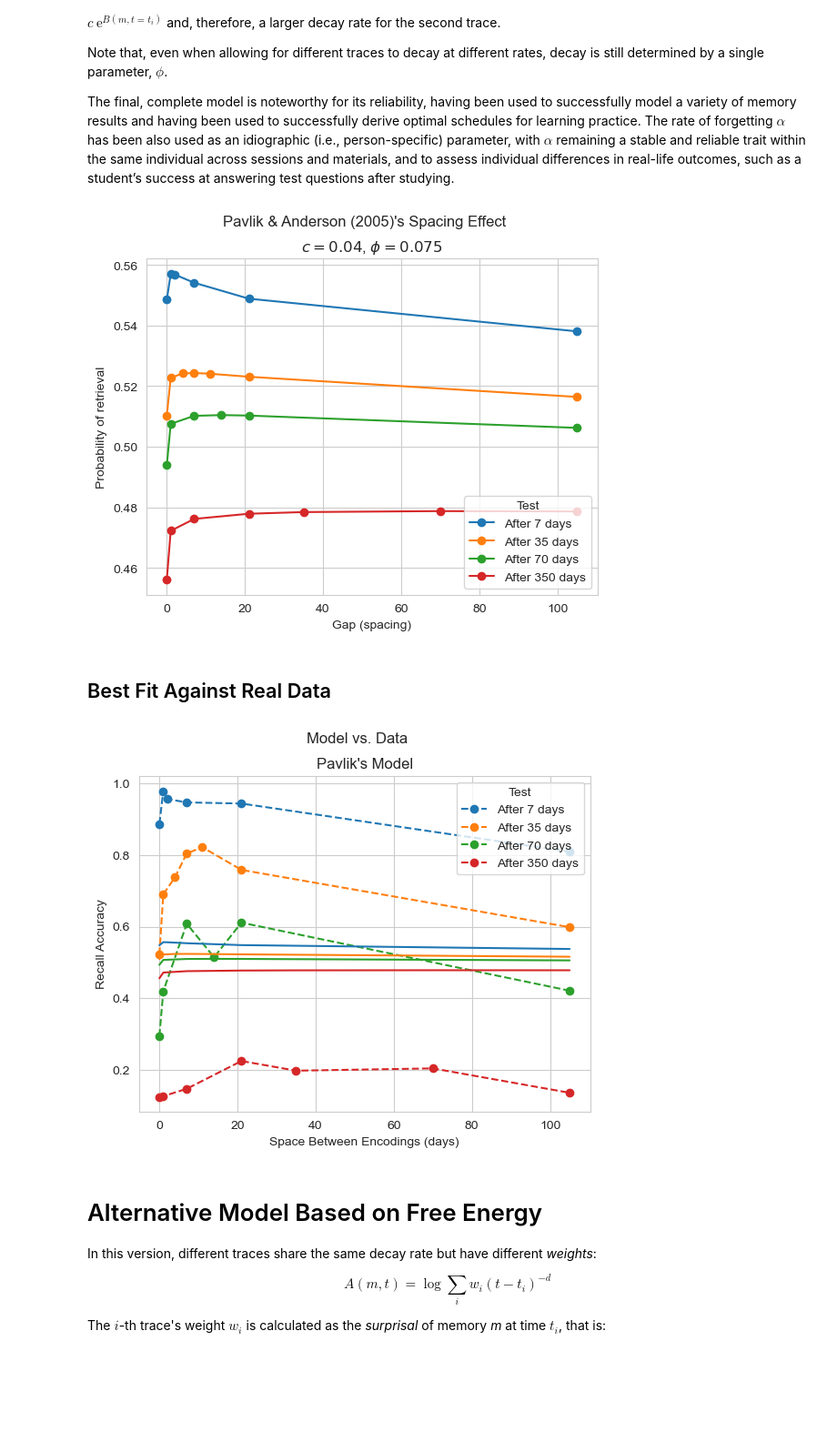
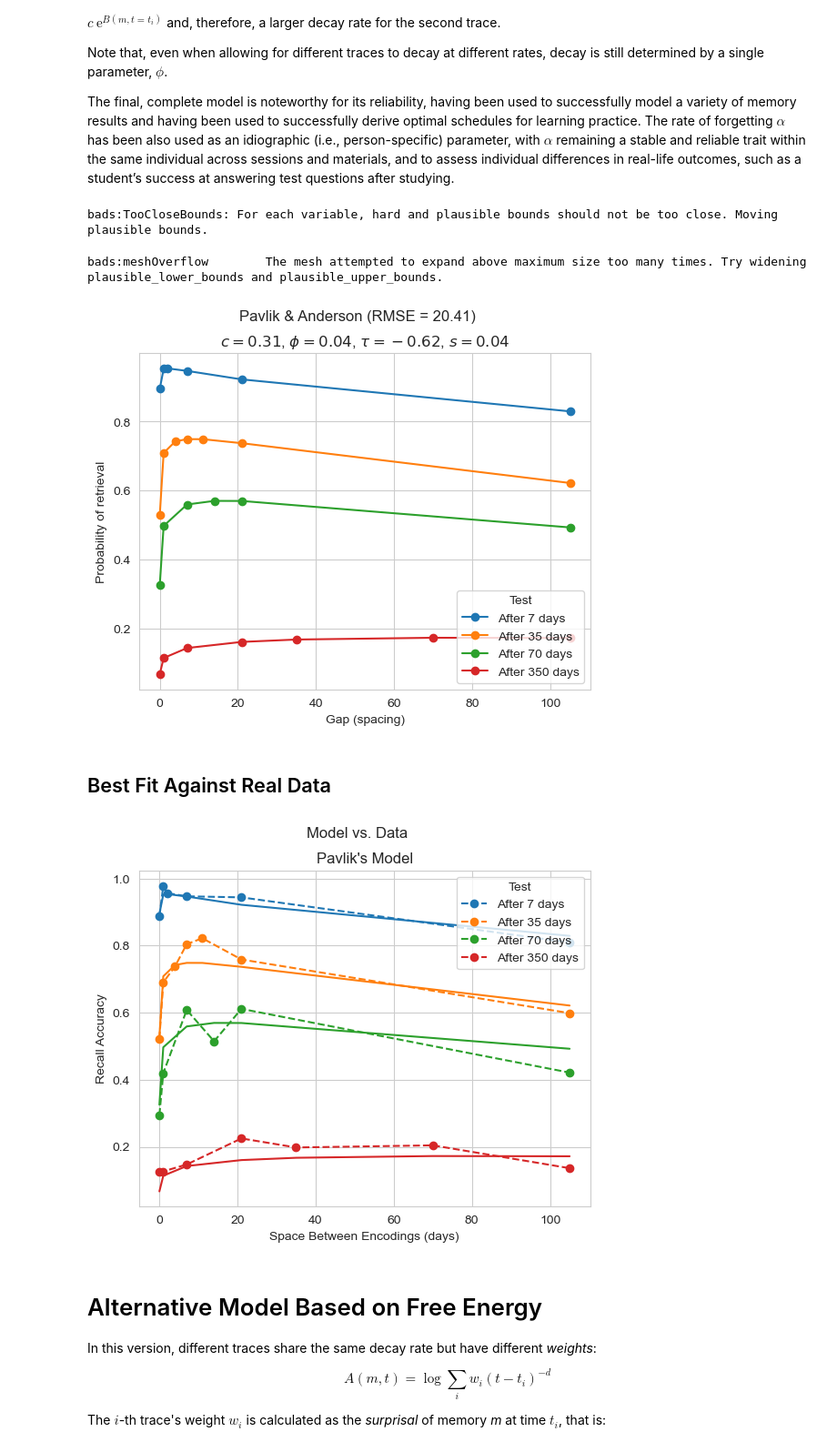
Before and after one commit to UWCCDL/SpacingEffect, a Jupyter notebook: spacing.ipynb, the cells around one changed output. Shown at 91% size. Drawn from its saved outputs; the diff is of its cells as text; code cells hidden in the pictures; blank space fills up the shorter version.

```diff
--- a/spacing.ipynb
+++ b/spacing.ipynb
@@ -155,9 +159,11 @@ The final, complete model is noteworthy for its reliability, having been used to
 results = {}
 d_default = 0.8
 c_default = 0.01
-daysec=24
+tau_default = -0.8
+s_default = 0.25
+daysec=24*60*60
 
-def pavlik(design, d=d_default, c=c_default):
+def pavlik(design, d=d_default, c=c_default, tau=tau_default, s=s_default):
     results = {}
     for ri in design.keys():
         ri_results = []
@@ -169,13 +175,16 @@ def pavlik(design, d=d_default, c=c_default):
             t1 = 0
             t2 = gapsec
             odds1 = (t - t1)**-d
-            prob1 = odds1 / (odds1 + 1)
+            #prob1 = odds1 / (odds1 + 1)
 
             d2 = c * t2**-d + d
 
             odds2 = (t - t2)**-d2
             odds = odds1 + odds2
-            prob = odds / (odds + 1)
+            activation = np.log(odds)
+            up = (activation - tau)/s
+            prob = 1 / (1 + np.exp(-up))
+            #prob = odds / (odds + 1)
             ri_results.append(prob)
         results[ri] = ri_results
     return results
@@ -185,24 +194,29 @@ def pavlik(design, d=d_default, c=c_default):
 def pavlik_mse(x):
     """Function for global optimization"""
     global design
-    c, d = x
-    results = pavlik(design, c=c, d=d)
+    c, d, tau, s = x
+    results = pavlik(design, c=c, d=d, tau=tau, s=s)
     MSE = 0.0
     for ri in design.keys():
         predicted = np.array(results[ri])
         observed = np.array(cepeda.Accuracy[cepeda.RI == ri])
-        MSE += np.sum((predicted - observed)**2)
-    return MSE
+        MSE += np.sum((predicted*100 - observed*100)**2)
+    return np.sqrt(MSE)
+
+
+bads = BADS(pavlik_mse, x0=[0.5, 0.1, -5, 0.15],
+            lower_bounds=[0, 0, -10, 0],
+            upper_bounds=[2, 2, 0, 2],
+            plausible_lower_bounds=[0.1, 0.1, -4, 0.1],
+            plausible_upper_bounds=[1, 1, 0, 1],
+            options={'display':'off'})
 
 
 
-bads = BADS(pavlik_mse, x0=[0.5, 0.5], lower_bounds=[0, 0], upper_bounds=[2, 2],
-            plausible_lower_bounds=[0.1, 0.01], plausible_upper_bounds=[1, 1],
-            options={'display':'off'})
-
 pavlik_best = bads.optimize()
 
-results = pavlik(design, c = pavlik_best.x[0], d = pavlik_best.x[1])
+c_star, d_star, tau_star, s_star = list(pavlik_best.x)
+results = pavlik(design, c=c_star, d=d_star, tau=tau_star, s=s_star)
 
 for ri in design.keys():
     x = design[ri]
@@ -212,32 +226,35 @@ plt.legend(labels=["After %d days" % (x,) for x in design.keys()],
            title="Test", loc="lower right")
 plt.xlabel("Gap (spacing)")
 plt.ylabel("Probability of retrieval")
-plt.suptitle("Pavlik & Anderson (2005)'s Spacing Effect")
-plt.title("$c = %.2f$, $\phi = %.3f$" % (pavlik_best.x[0], pavlik_best.x[1]))
+plt.suptitle("Pavlik & Anderson (RMSE = %.2f)" % (pavlik_best.fval))
+plt.title(r"$c = %.2f$, $\phi = %.2f$, $\tau = %.2f$, $s=%.2f$" % tuple(pavlik_best.x))
 plt.show()
 # %% [output]
+bads:TooCloseBounds: For each variable, hard and plausible bounds should not be too close. Moving plausible bounds.
+bads:meshOverflow        The mesh attempted to expand above maximum size too many times. Try widening plausible_lower_bounds and plausible_upper_bounds.
-[figure, old version]
+[figure, new version]
 # %% [markdown]
 ## Best Fit Against Real Data
 # %%
 fig, ax = plt.subplots()
 cepeda.groupby("RI").plot(x="Spacing", y="Accuracy", marker="o", ax=ax, linestyle="--")
 ax.legend(["After %d days" % (x,) for x in [7, 35, 70, 350]],
           loc="upper right", title="Test")
 ax.set_ylabel("Recall Accuracy")
 ax.set_xlabel("Space Between Encodings (days)")
 ax.set_title("Pavlik's Model")
 fig.suptitle("Model vs. Data")
 
-results = pavlik(design, c=pavlik_best.x[0], d=pavlik_best.x[1])
+results_pa = pavlik(design, c=c_star, d=d_star, tau=tau_star, s=s_star)
+
 plt.gca().set_prop_cycle(None)
 for ri in design.keys():
     x = design[ri]
-    y = results[ri]
+    y = results_pa[ri]
     ax.plot(x, y, "-")
 plt.show()
 # %% [output]
-[figure, old version]
+[figure, new version]
 # %% [markdown]
 # Alternative Model Based on Free Energy
 
```
Also changed, not shown: parts of 22 cells of this notebook.
